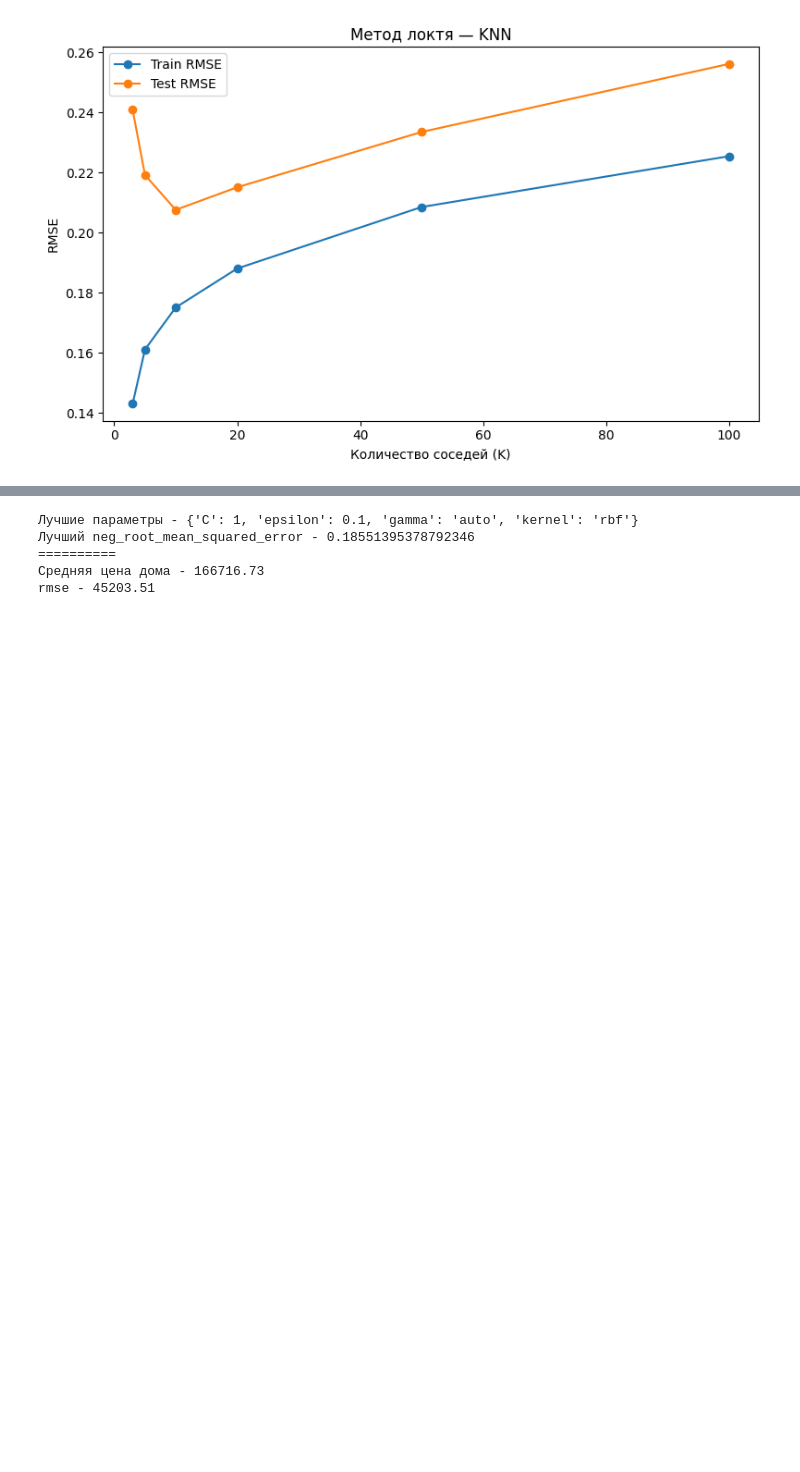
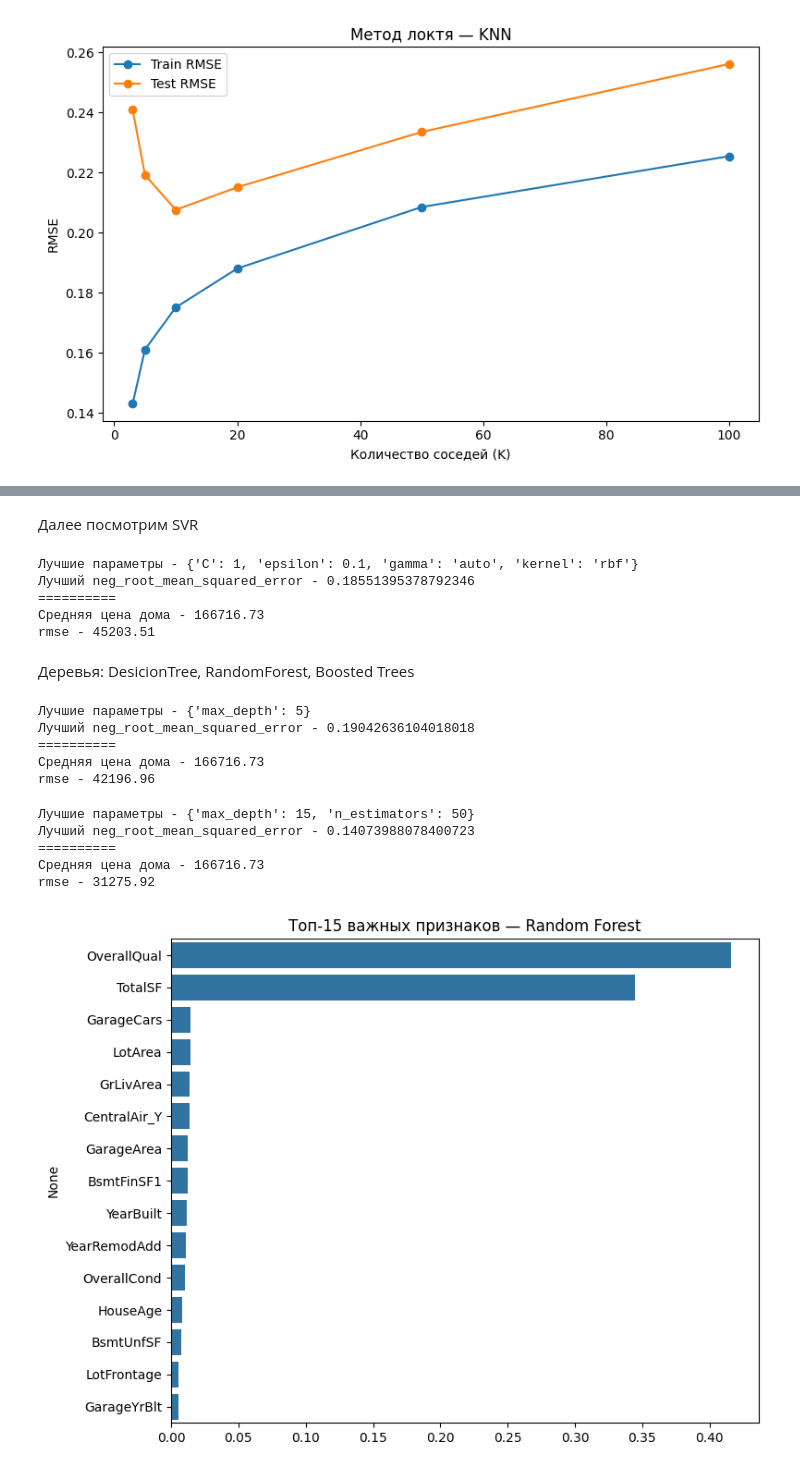
Before and after one commit to tatustik812/kaggle-house-prices, a Jupyter notebook: notebooks/02_Models.ipynb, the cells around one changed output, grey strips where cells are left out. Cells and saved outputs as stored; diff of their text form; code cells hidden in the pictures; blank space fills up the shorter version.

Commit message:
Models: DecisionTree, RandomForest

```diff
--- a/notebooks/02_Models.ipynb
+++ b/notebooks/02_Models.ipynb
@@ -224,18 +258,18 @@ KNN предсказывает цену как среднее K ближайши
 from sklearn.neighbors import KNeighborsRegressor
 
 neighbors = [3, 5, 10, 20, 50, 100]
-rmse_train = []
-rmse_test = []
+rmse_train_knn = []
+rmse_test_knn = []
 
 for k in neighbors:
     knn = KNeighborsRegressor(n_neighbors=k)
     knn.fit(X_train, y_train)
-    rmse_train.append(np.sqrt(mean_squared_error(y_train, knn.predict(X_train))))
-    rmse_test.append(np.sqrt(mean_squared_error(y_test, knn.predict(X_test))))
+    rmse_train_knn.append(np.sqrt(mean_squared_error(y_train, knn.predict(X_train))))
+    rmse_test_knn.append(np.sqrt(mean_squared_error(y_test, knn.predict(X_test))))
 
 plt.figure(figsize=(8, 5))
-plt.plot(neighbors, rmse_train, label='Train RMSE', marker='o')
-plt.plot(neighbors, rmse_test, label='Test RMSE', marker='o')
+plt.plot(neighbors, rmse_train_knn, label='Train RMSE', marker='o')
+plt.plot(neighbors, rmse_test_knn, label='Test RMSE', marker='o')
 plt.xlabel('Количество соседей (K)')
 plt.ylabel('RMSE')
 plt.title('Метод локтя — KNN')
@@ -249,3 +301,5 @@ KNN показывает классическую картину bias-variance t
+# %% [markdown]
+Далее посмотрим SVR
 # %%
 from sklearn.svm import SVR
 
@@ -271,3 +329,69 @@ print(f'rmse - {np.sqrt(mean_squared_error(np.expm1(y_test), np.expm1(svr_predic
 ==========
 Средняя цена дома - 166716.73
 rmse - 45203.51
+# %% [markdown]
+Деревья: DesicionTree, RandomForest, Boosted Trees
+# %%
+from sklearn.tree import DecisionTreeRegressor
+
+best_model_tree = find_best_params(DecisionTreeRegressor, default_param={},
+                                   grid_param={
+                                     'max_depth': [3, 5, 10, 15, 20, 30, 50, 100]
+                                   },
+                                   X=X_train,
+                                   y=y_train,
+                                   scoring='neg_root_mean_squared_error')
+
+tree_predicted = best_model_tree.best_estimator_.predict(X_test)
+
+print('==========')
+print(f'Средняя цена дома - {np.expm1(df['SalePrice'].mean()):.2f}')
+print(f'rmse - {np.sqrt(mean_squared_error(np.expm1(y_test), np.expm1(tree_predicted))):.2f}')
+
+result_rmse.append(np.sqrt(mean_squared_error(y_test, tree_predicted)))
+result_rmse_dollars.append(np.sqrt(mean_squared_error(np.expm1(y_test), np.expm1(tree_predicted))))
+result_index.append('DecisionTree')
+# %% [output]
+Лучшие параметры - {'max_depth': 5}
+Лучший neg_root_mean_squared_error - 0.19042636104018018
+==========
+Средняя цена дома - 166716.73
+rmse - 42196.96
+# %%
+from sklearn.ensemble import RandomForestRegressor
+
+best_model_forest = find_best_params(RandomForestRegressor, default_param={}, \
+                                     grid_param={
+                                       'n_estimators': [10, 20, 30, 50, 100],
+                                       'max_depth': [3, 5, 10, 15, 20, 30, 50, 100]
+                                     },
+                                     X=X_train,
+                                     y=y_train,
+                                     scoring='neg_root_mean_squared_error')
+
+forest_predicted = best_model_forest.best_estimator_.predict(X_test)
+
+print('==========')
+print(f'Средняя цена дома - {np.expm1(df['SalePrice'].mean()):.2f}')
+print(f'rmse - {np.sqrt(mean_squared_error(np.expm1(y_test), np.expm1(forest_predicted))):.2f}')
+
+result_rmse.append(np.sqrt(mean_squared_error(y_test, forest_predicted)))
+result_rmse_dollars.append(np.sqrt(mean_squared_error(np.expm1(y_test), np.expm1(forest_predicted))))
+result_index.append('RandomForest')
+# %% [output]
+Лучшие параметры - {'max_depth': 15, 'n_estimators': 50}
+Лучший neg_root_mean_squared_error - 0.14073988078400723
+==========
+Средняя цена дома - 166716.73
+rmse - 31275.92
+# %%
+importances = best_model_forest.best_estimator_.feature_importances_
+feat_imp = pd.Series(importances, index=X_train.columns).sort_values(ascending=False)[:15]
+
+plt.figure(figsize=(8, 6))
+sns.barplot(x=feat_imp.values, y=feat_imp.index)
+plt.title('Топ-15 важных признаков — Random Forest')
+plt.tight_layout()
+plt.show()
+# %% [output]
+[figure, added]
```
Also changed, not shown: parts of 17 cells of this notebook.
